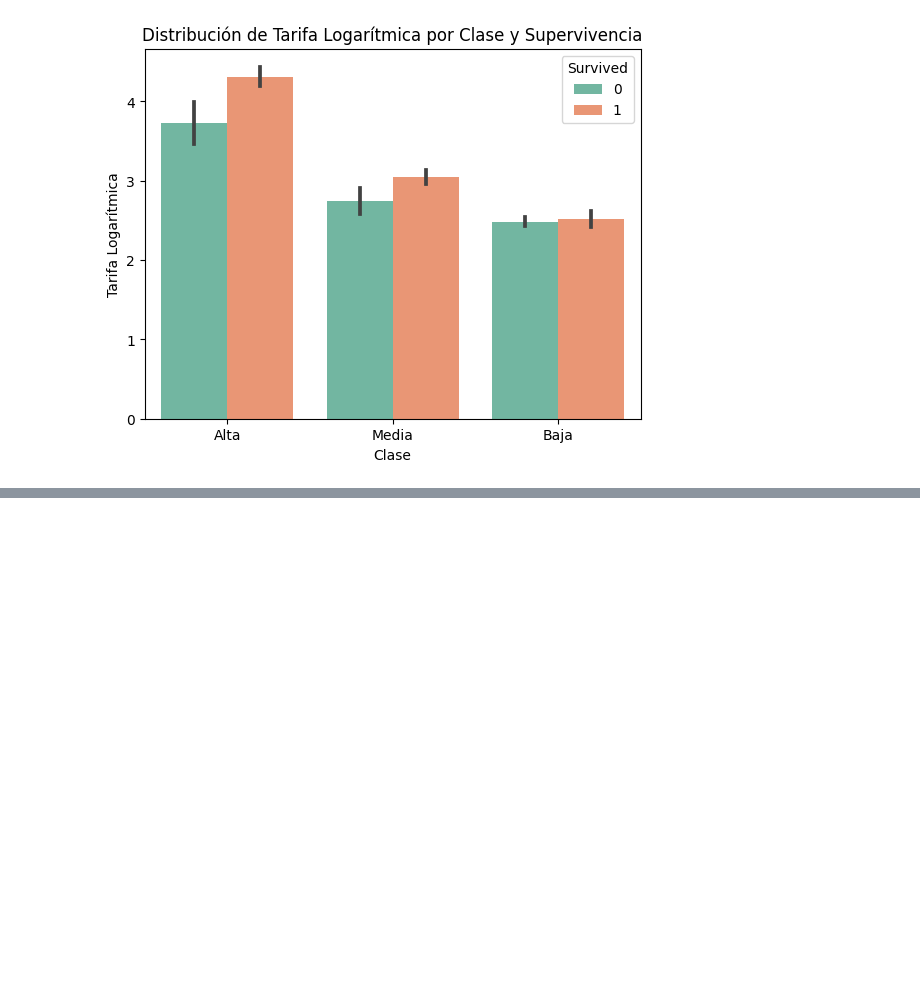
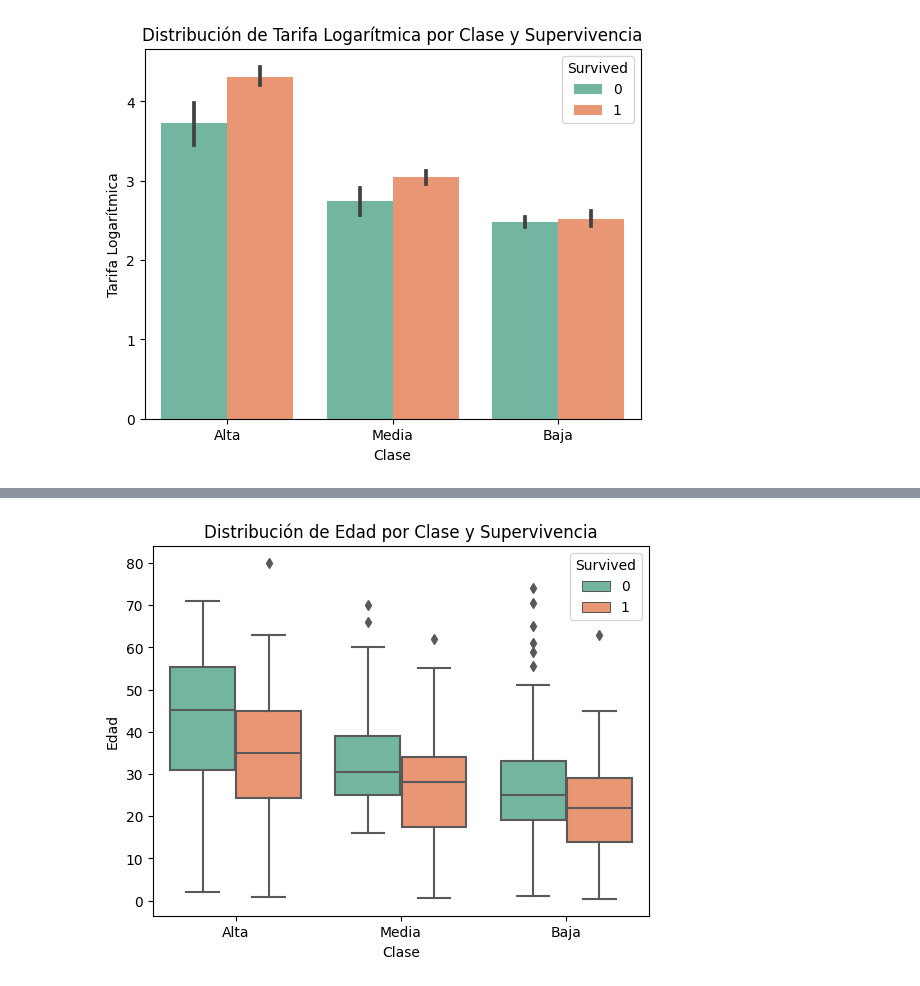
Before and after one commit to urcuninna/titanic_project, a Jupyter notebook: nootebooks/01_data_exploration.ipynb, the cells around one changed output, grey strips where cells are left out. Saved outputs shown, nothing was run; the diff lists cells and outputs as text; code cells hidden in the pictures; blank space fills up the shorter version.

```diff
--- a/nootebooks/01_data_exploration.ipynb
+++ b/nootebooks/01_data_exploration.ipynb
@@ -1106,0 +1182,9 @@ plt.show()
+# %%
+sns.boxplot(x='Pclass', y='Age', hue='Survived', data=df_age, palette="Set2")
+plt.title('Distribución de Edad por Clase y Supervivencia')
+plt.xlabel('Clase')
+plt.ylabel('Edad')
+plt.xticks(ticks=[0,1,2], labels=["Alta", "Media", "Baja"])
+plt.show()
+# %% [output]
+[figure, added]
```
Also changed, not shown: parts of 18 cells of this notebook.
